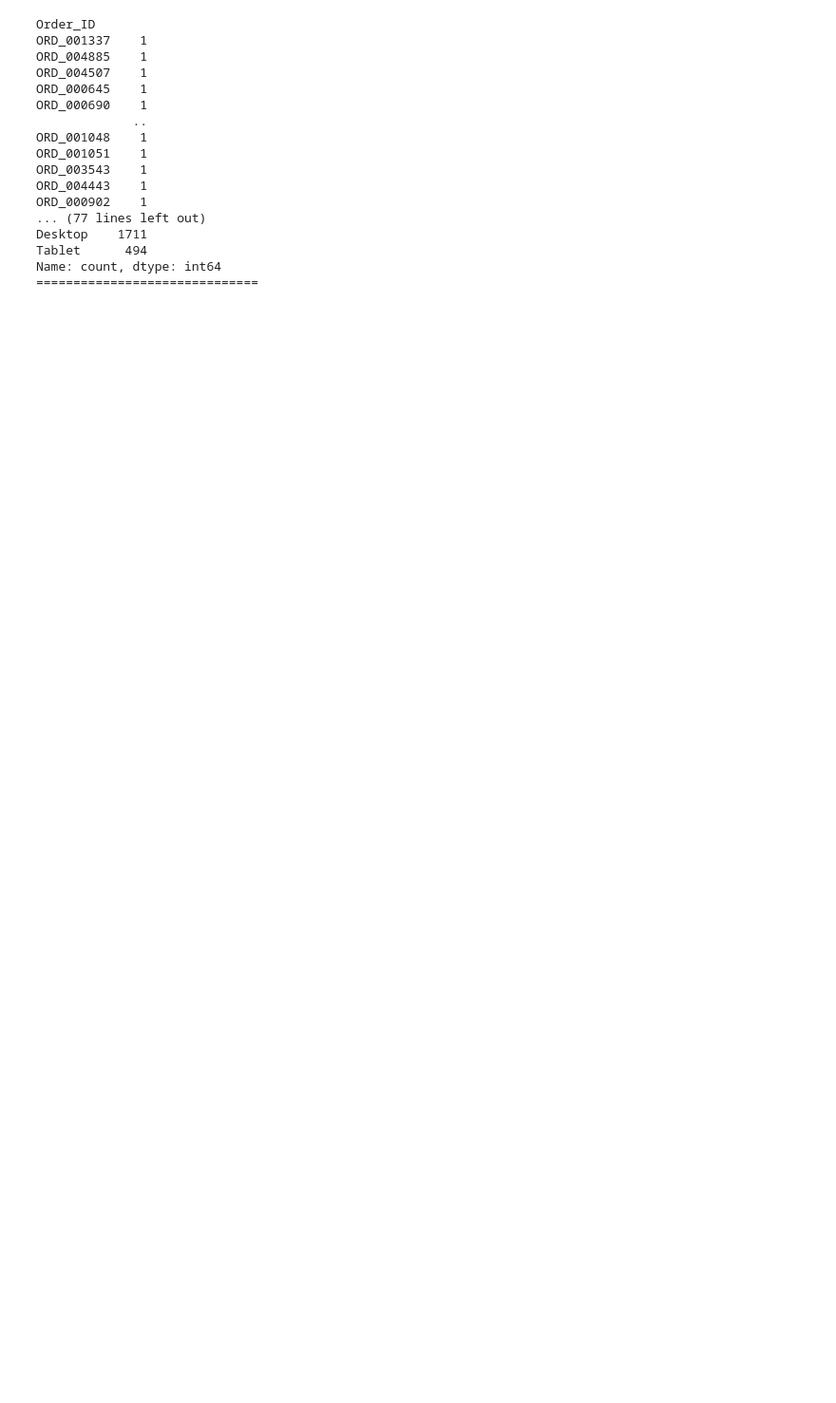
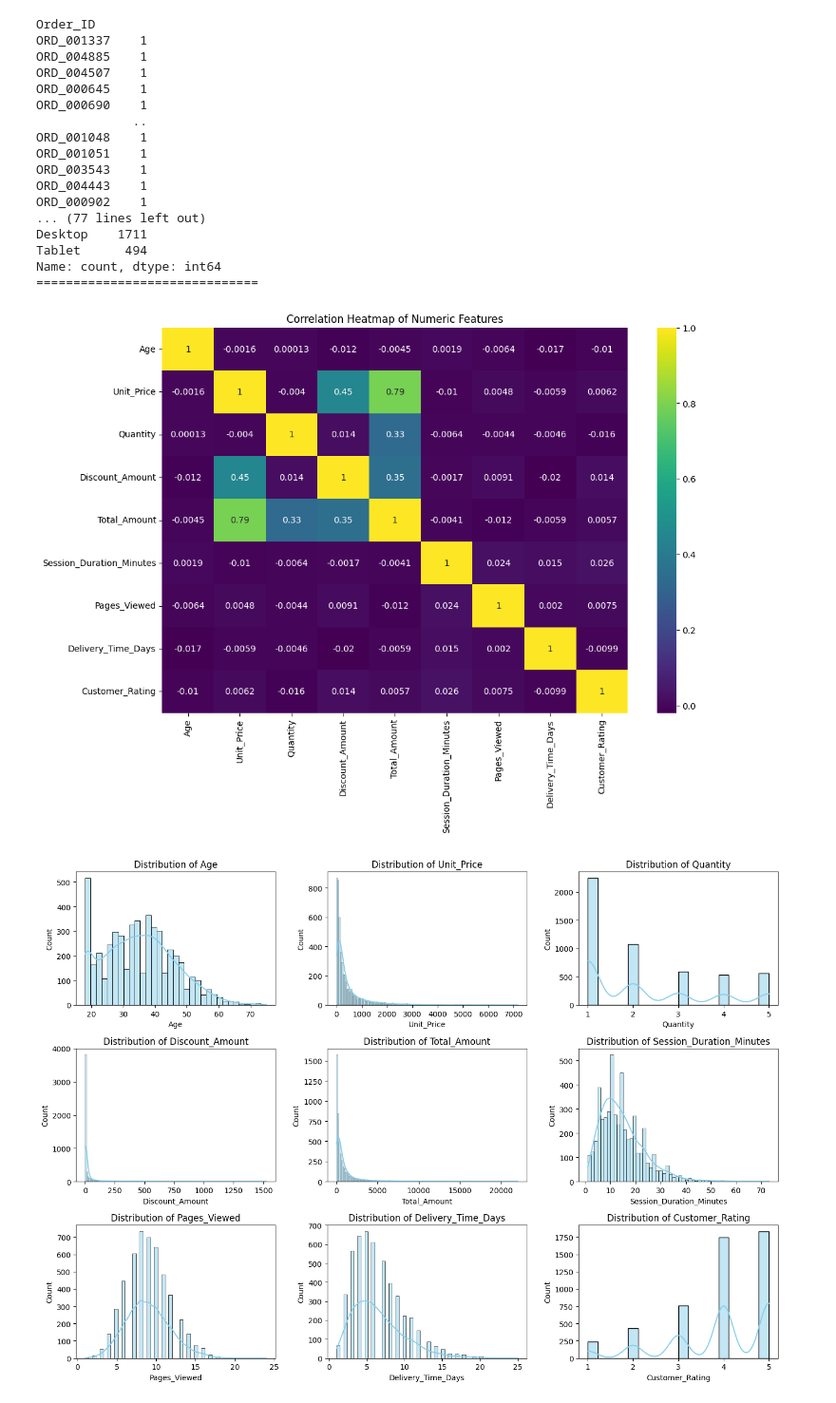
Before and after one commit to ADEOYE-MARY25/ml, a Jupyter notebook: customer behaviour/customer_behaviour.ipynb, the cells around one changed output. Shown at 95% size. Saved outputs shown, nothing was run; the diff lists cells and outputs as text; code cells hidden in the pictures; blank space fills up the shorter version.

```diff
--- a/customer behaviour/customer_behaviour.ipynb
+++ b/customer behaviour/customer_behaviour.ipynb
@@ -112,6 +112,8 @@ df.describe().T.style.background_gradient()
 | Customer_Rating | 5000.000000 | 3.902800 | 1.128542 | 1.000000 | 3.000000 | 4.000000 | 5.000000 | 5.000000 |
 # %%
 categorical_col= df.select_dtypes(include='object').columns
+# %%
+numerical_col = df.select_dtypes(include='number').columns
 # %%
 df
 # %% [output]
@@ -128,3 +130,9 @@ df
 | 4998 | ORD_004443 | CUST_04443 | 2024-03-26 | 41 | Female | Istanbul | Fashion | 171.19 | 1 | ... |
 | 4999 | ORD_000902 | CUST_00902 | 2024-03-26 | 30 | Female | Konya | Books | 84.30 | 4 | ... |
 5000 rows × 18 columns
+# %%
+for col in numerical_col:
+    df[col].value_counts()
+    print(df[col].value_counts())
+    print("="*30)
+    print()
@@ -152,3 +178,49 @@ Desktop    1711
 Tablet      494
 Name: count, dtype: int64
 ==============================
+# %%
+df= df.drop(columns=['Order_ID'])
+# %%
+df= df.drop(columns=['Customer_ID'])
+# %%
+# Exploratory Data Analysis
+
+# Let's examine the numeric features only for some analyses
+numeric_df = df.select_dtypes(include=[np.number])
+
+# If there are four or more numeric columns, display a correlation heatmap
+if numeric_df.shape[1] >= 4:
+    plt.figure(figsize=(12, 8))
+    corr = numeric_df.corr()
+    sns.heatmap(corr, annot=True, cmap='viridis')
+    plt.title('Correlation Heatmap of Numeric Features')
+    plt.show()
+else:
+    print('Not enough numeric columns to generate a correlation heatmap.')
+
+# Plotting distributions for some key numeric variables
+numeric_columns = ['Age', 'Unit_Price', 'Quantity', 'Discount_Amount', 'Total_Amount',
+                   'Session_Duration_Minutes', 'Pages_Viewed', 'Delivery_Time_Days', 'Customer_Rating']
+
+plt.figure(figsize=(14, 10))
+for i, col in enumerate(numeric_columns):
+    plt.subplot(3, 3, i+1)
+    sns.histplot(df[col].dropna(), kde=True, color='skyblue')
+    plt.title(f'Distribution of {col}')
+    plt.tight_layout()
+plt.show()
+
+# Count plot for categorical variable: Payment_Method
+plt.figure(figsize=(8, 4))
+sns.countplot(data=df, x='Payment_Method', palette='pastel')
+plt.title('Distribution of Payment Methods')
+plt.xticks(rotation=45)
+plt.show()
+
+# Pair plot for a subset of features to visually inspect relationships
+subset_features = ['Age', 'Total_Amount', 'Session_Duration_Minutes', 'Pages_Viewed', 'Customer_Rating']
+sns.pairplot(df[subset_features].dropna(), diag_kind='kde', corner=True)
+plt.show()
+# %% [output]
+[figure, added]
+[figure, added]
```
Also changed, not shown: parts of 14 cells of this notebook, 2 other files.
